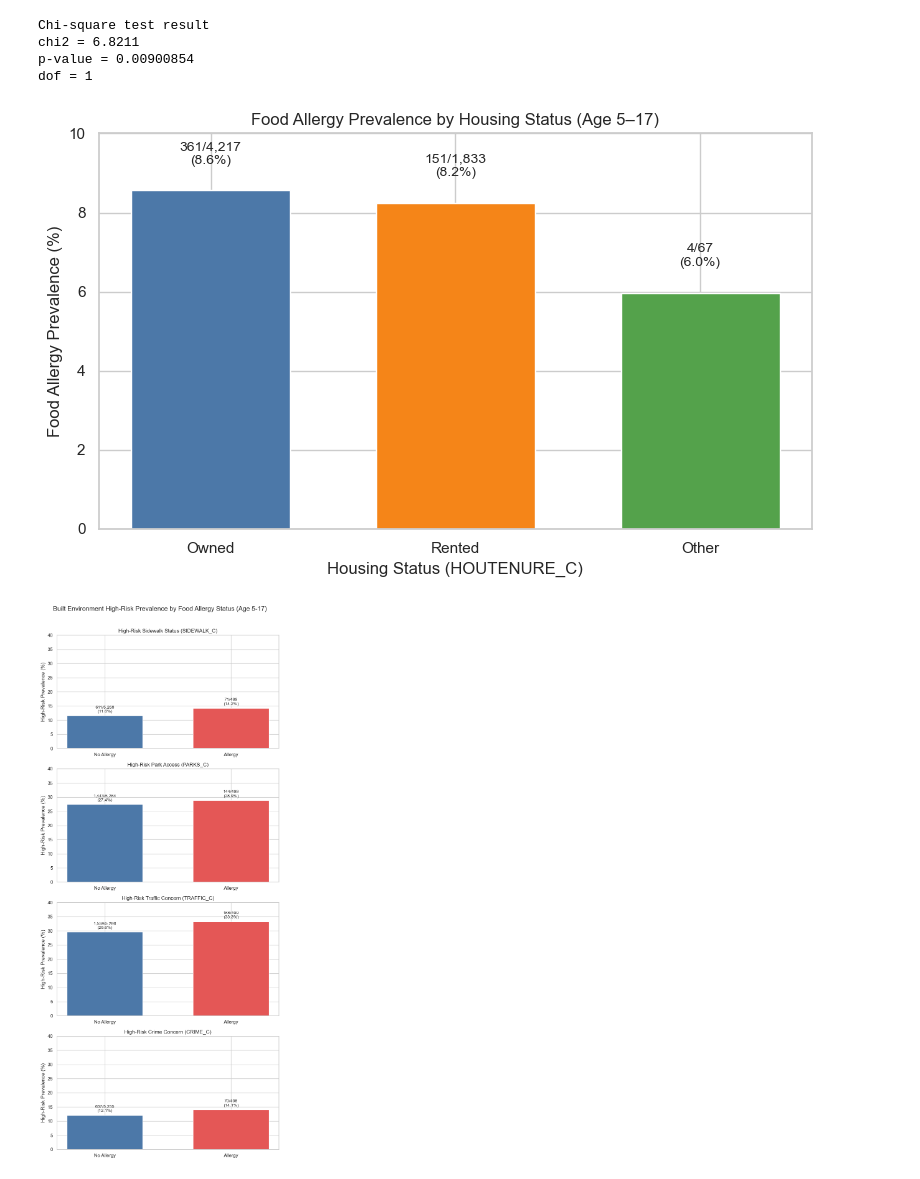
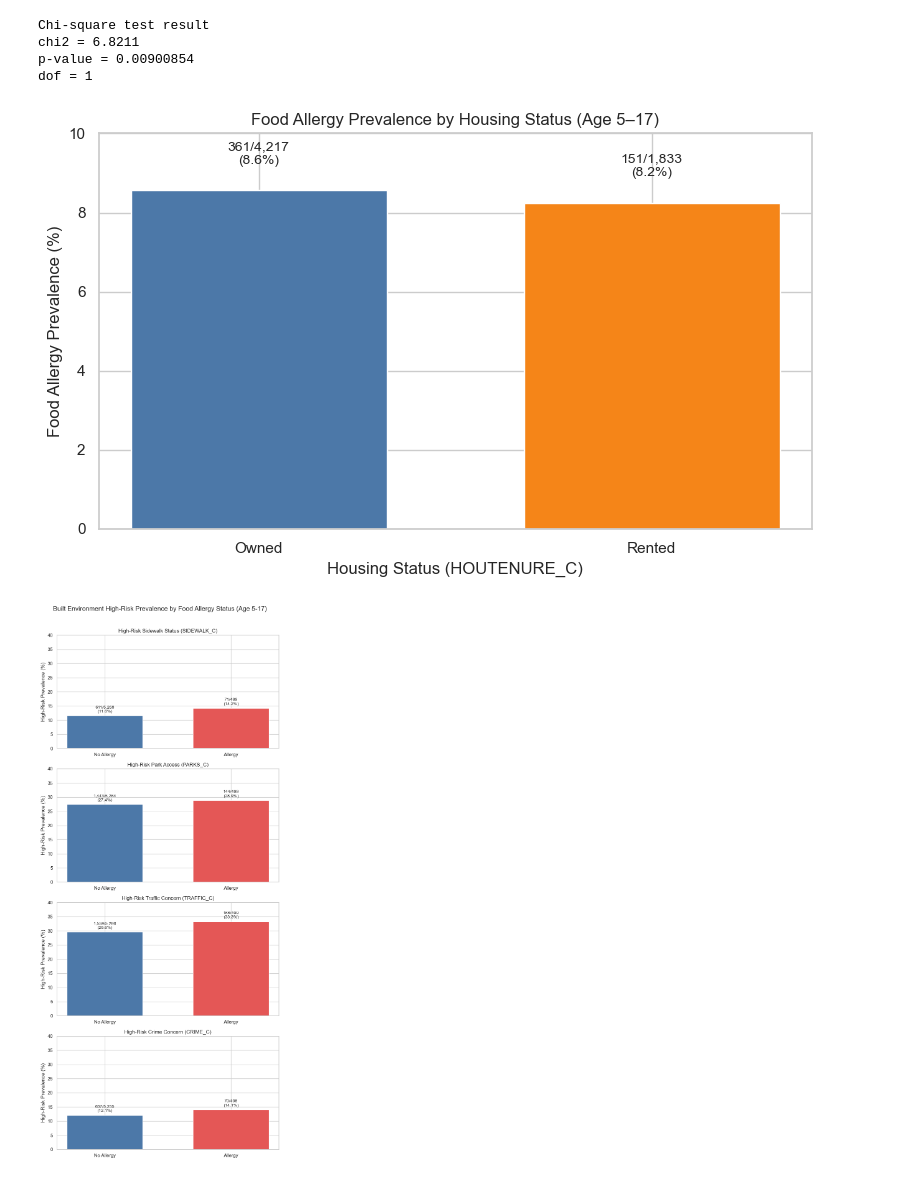
Before and after one commit to woochul152/Integrating_Populaiton_Health_Informatics, a Jupyter notebook: Child_Food_Allergy.ipynb, the cells around one changed output. Drawn from its saved outputs; the diff is of its cells as text; code cells hidden in the pictures.

```diff
--- a/Child_Food_Allergy.ipynb
+++ b/Child_Food_Allergy.ipynb
@@ -578,7 +578,7 @@ def recode_yesno_risk(s):
 
 df["notcov_risk"] = recode_notcov(df["NOTCOV_C"])
 df["cover_risk"] = recode_cover(df["COVER_C"])
-df["snap_risk"] = recode_yesno_risk(df["FSNAP12M_C"])
+df["food_stamp_risk"] = recode_yesno_risk(df["FSNAP12M_C"])
 df["wic_risk"] = recode_yesno_risk(df["FWIC12M_C"])
 df["meal_risk"] = recode_yesno_risk(df["FLUNCH12M1_C"])
 
@@ -590,7 +590,7 @@ sns.set_theme(style="whitegrid")
 plot_specs = [
     ("notcov_risk", "Insurance Status High Risk (NOTCOV_C)"),
     ("cover_risk", "Insurance Type High Risk (COVER_C)"),
-    ("snap_risk", "SNAP High Risk (FSNAP12M_C)"),
+    ("food_stamp_risk", "SNAP High Risk (FSNAP12M_C)"),
     ("wic_risk", "WIC High Risk (FWIC12M_C)"),
     ("meal_risk", "School Meal High Risk (FLUNCH12M1_C)"),
 ]
@@ -840,7 +840,6 @@ chi2 = 6.8211
 p-value = 0.00900854
 dof = 1
 # %%
-#| hide_input
 # -----------------------------------
 # 1) Data preprocessing
 # -----------------------------------
@@ -856,18 +855,16 @@ df["food_allergy"] = np.where(curfood == 1, 1, np.where(curfood == 2, 0, np.nan)
 
 # (3) HOUTENURE_C recode
 house = pd.to_numeric(df["HOUTENURE_C"], errors="coerce")
-housing_map = {1: "Owned", 2: "Rented", 3: "Other"}
+housing_map = {1: "Owned", 2: "Rented"}
 df["housing_group"] = house.map(housing_map)  # 7,8,9 and others -> NaN
 
-# Optional: exclude "Other" if desired
-# df.loc[df["housing_group"] == "Other", "housing_group"] = np.nan
 
 # Remove missing values
 analysis_df = df.dropna(subset=["housing_group", "food_allergy"]).copy()
 analysis_df["food_allergy"] = analysis_df["food_allergy"].astype(int)
 analysis_df["housing_group"] = pd.Categorical(
     analysis_df["housing_group"],
-    categories=["Owned", "Rented", "Other"],
+    categories=["Owned", "Rented"],
     ordered=True
 )
 
@@ -875,7 +872,7 @@ analysis_df["housing_group"] = pd.Categorical(
 # 2) Crosstab (count + row %)
 # -----------------------------------
 ct_count = pd.crosstab(analysis_df["housing_group"], analysis_df["food_allergy"])
-ct_count = ct_count.reindex(index=["Owned", "Rented", "Other"], columns=[0, 1], fill_value=0)
+ct_count = ct_count.reindex(index=["Owned", "Rented"], columns=[0, 1], fill_value=0)
 ct_count.columns = ["No Allergy", "Allergy"]
 
 ct_pct = pd.crosstab(
@@ -883,7 +880,7 @@ ct_pct = pd.crosstab(
     analysis_df["food_allergy"],
     normalize="index"
 ) * 100
-ct_pct = ct_pct.reindex(index=["Owned", "Rented", "Other"], columns=[0, 1], fill_value=0)
+ct_pct = ct_pct.reindex(index=["Owned", "Rented"], columns=[0, 1], fill_value=0)
 ct_pct.columns = ["No Allergy (%)", "Allergy (%)"]
 
 # Display tables with one-line header style
@@ -902,35 +899,35 @@ group_totals = ct_count.sum(axis=1)
 
 sns.set_theme(style="whitegrid")
 plt.figure(figsize=(8, 5))
 bars = plt.bar(
     prev_pct.index,
     prev_pct.values,
-    color=["#4C78A8", "#F58518", "#54A24B"],
+    color=["#4C78A8", "#F58518"],
     width=0.65
 )
 
 for i, bar in enumerate(bars):
     grp = prev_pct.index[i]
     cnt = int(allergy_counts.loc[grp])
     tot = int(group_totals.loc[grp])
     pct = prev_pct.loc[grp]
     plt.text(
         bar.get_x() + bar.get_width() / 2,
         bar.get_height() + 0.6,
         f"{cnt:,}/{tot:,}\n({pct:.1f}%)",
         ha="center",
         va="bottom",
         fontsize=10
     )
 
 plt.title("Food Allergy Prevalence by Housing Status (Age 5–17)")
 plt.xlabel("Housing Status (HOUTENURE_C)")
 plt.ylabel("Food Allergy Prevalence (%)")
 plt.ylim(0, 10)
 plt.tight_layout()
 plt.show()
 # %% [output]
-[figure, old version]
+[figure, new version]
 # %%
 # -----------------------------
 # 1) Filter: age 5-17 + keep both allergy groups
```
Also changed, not shown: parts of 4 cells of this notebook, 6 other files.
